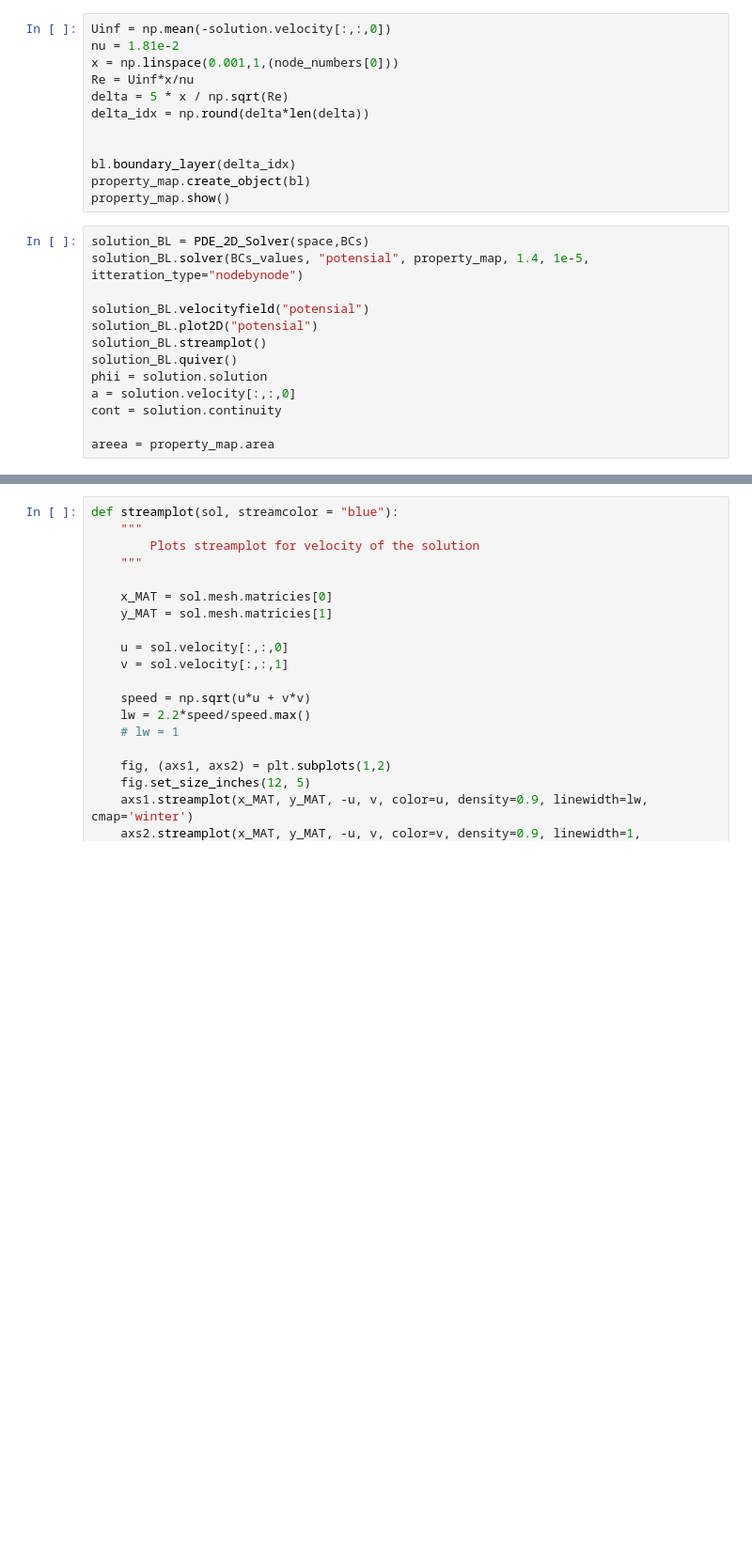
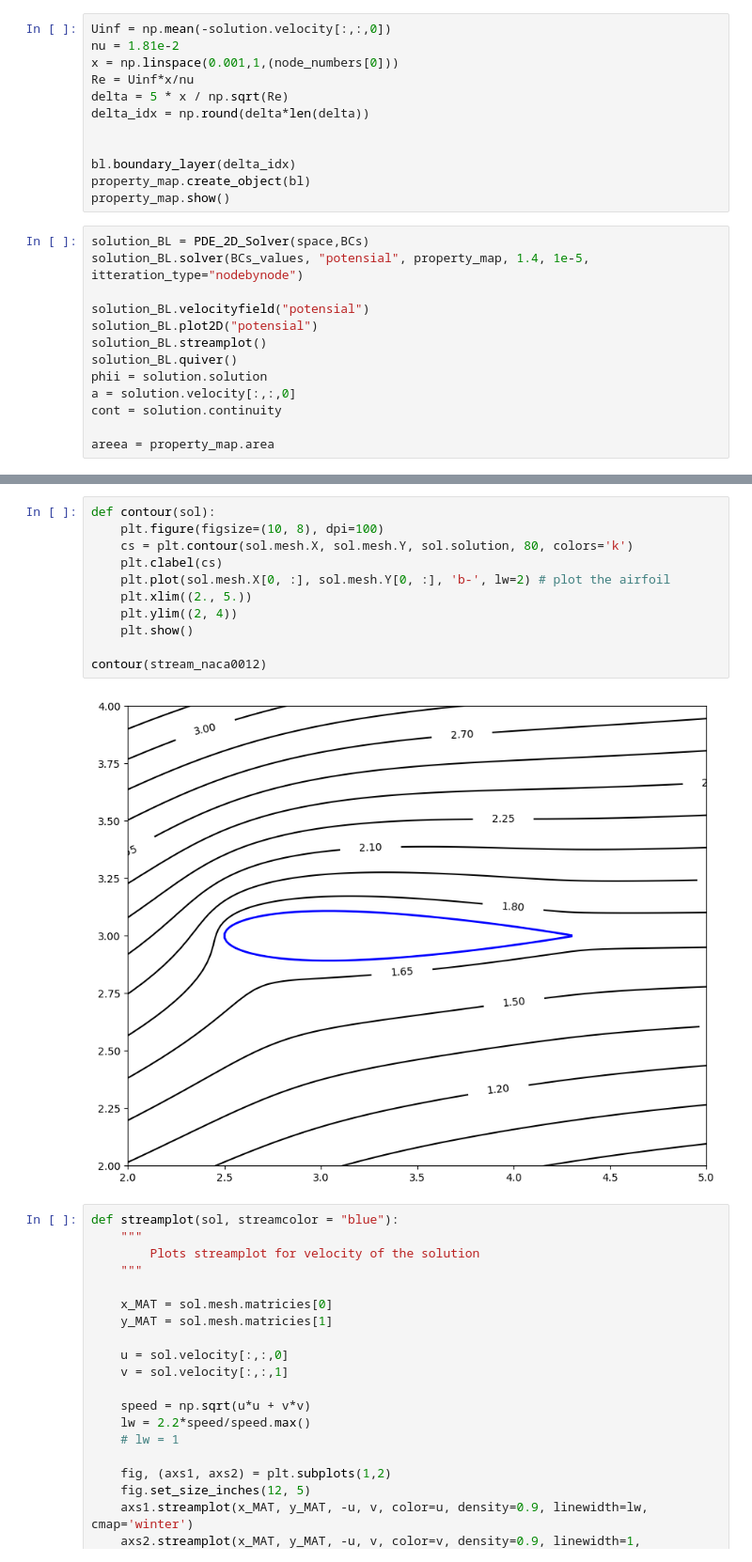
Before and after one commit to MehmetHakanSari/PotentialSolver, a Jupyter notebook: trials.ipynb, the cells around one changed output, grey strips where cells are left out. Shown at 94% size. Drawn from its saved outputs; the diff is of its cells as text; blank space fills up the shorter version.

```diff
--- a/trials.ipynb
+++ b/trials.ipynb
@@ -251,3 +251,16 @@ Psi is calculated with residual:  9.993783578465809e-12
+# %%
+def contour(sol):
+    plt.figure(figsize=(10, 8), dpi=100)
+    cs = plt.contour(sol.mesh.X, sol.mesh.Y, sol.solution, 80, colors='k')
+    plt.clabel(cs)
+    plt.plot(sol.mesh.X[0, :], sol.mesh.Y[0, :], 'b-', lw=2) # plot the airfoil
+    plt.xlim((2., 5.))
+    plt.ylim((2, 4))
+    plt.show()
+
+contour(stream_naca0012)
+# %% [output]
+[figure, added]
 # %%
 def streamplot(sol, streamcolor = "blue"):
     """
```
Also changed, not shown: parts of 2 cells of this notebook, 1 other file.
